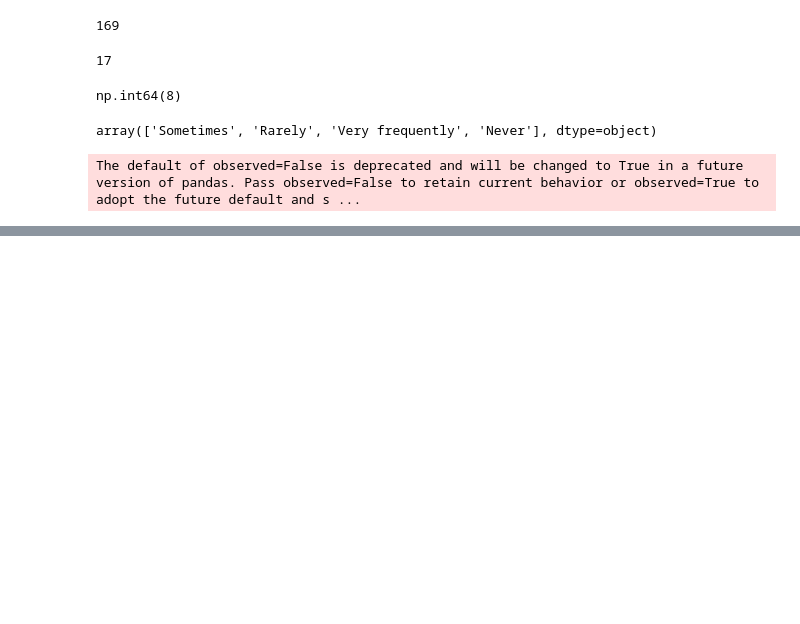
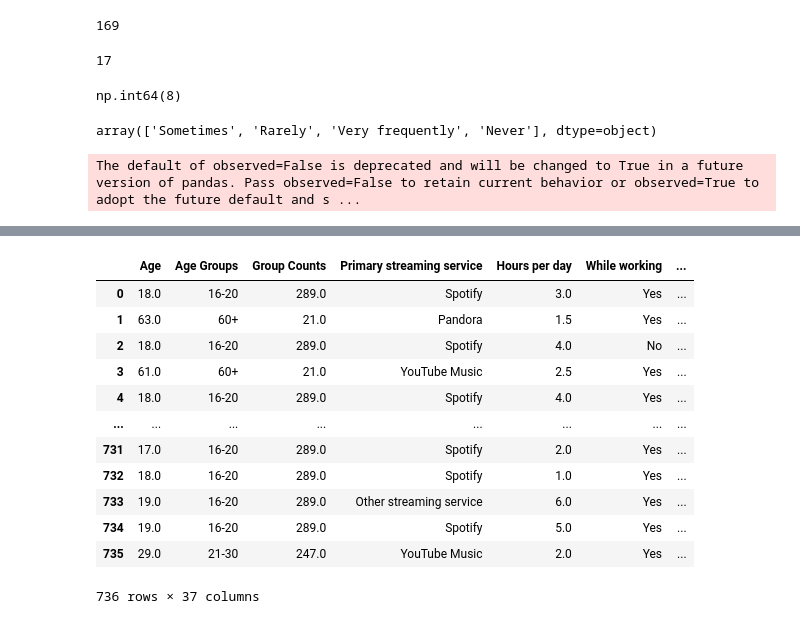
Before and after one commit to AlexToon55/h501-finalproject, a Jupyter notebook: data/BrianTestNotebook.ipynb, the cells around one changed output, grey strips where cells are left out. Drawn from its saved outputs; the diff is of its cells as text; code cells hidden in the pictures; blank space fills up the shorter version.

```diff
--- a/data/BrianTestNotebook.ipynb
+++ b/data/BrianTestNotebook.ipynb
@@ -7,7 +7,7 @@ import numpy as np
 import seaborn as sb
 # %%
 # panda display options
-pd.set_option('display.max_rows', None)
+pd.set_option('display.max_rows', 60)
 pd.set_option('display.max_columns', None)
 pd.set_option('display.width', None)
 # pd.reset_option('all')
@@ -347,0 +458,16 @@ The default of observed=False is deprecated and will be changed to True in a fut
+# %%
+df
+# %% [output]
+|  | Age | Age Groups | Group Counts | Primary streaming service | Hours per day | While working | ... |
+| 0 | 18.0 | 16-20 | 289.0 | Spotify | 3.0 | Yes | ... |
+| 1 | 63.0 | 60+ | 21.0 | Pandora | 1.5 | Yes | ... |
+| 2 | 18.0 | 16-20 | 289.0 | Spotify | 4.0 | No | ... |
+| 3 | 61.0 | 60+ | 21.0 | YouTube Music | 2.5 | Yes | ... |
+| 4 | 18.0 | 16-20 | 289.0 | Spotify | 4.0 | Yes | ... |
+| ... | ... | ... | ... | ... | ... | ... | ... |
+| 731 | 17.0 | 16-20 | 289.0 | Spotify | 2.0 | Yes | ... |
+| 732 | 18.0 | 16-20 | 289.0 | Spotify | 1.0 | Yes | ... |
+| 733 | 19.0 | 16-20 | 289.0 | Other streaming service | 6.0 | Yes | ... |
+| 734 | 19.0 | 16-20 | 289.0 | Spotify | 5.0 | Yes | ... |
+| 735 | 29.0 | 21-30 | 247.0 | YouTube Music | 2.0 | Yes | ... |
+736 rows × 37 columns
```
Also changed, not shown: parts of 11 cells of this notebook.
